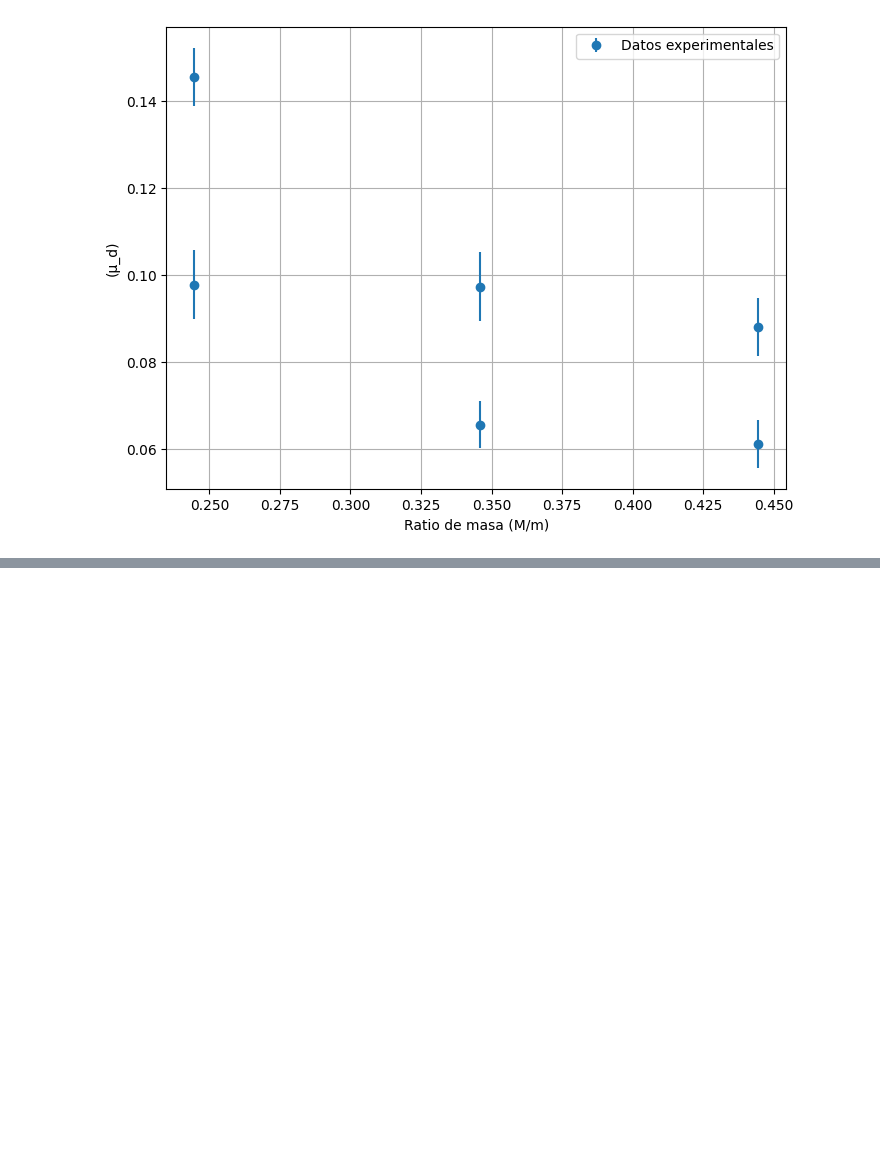
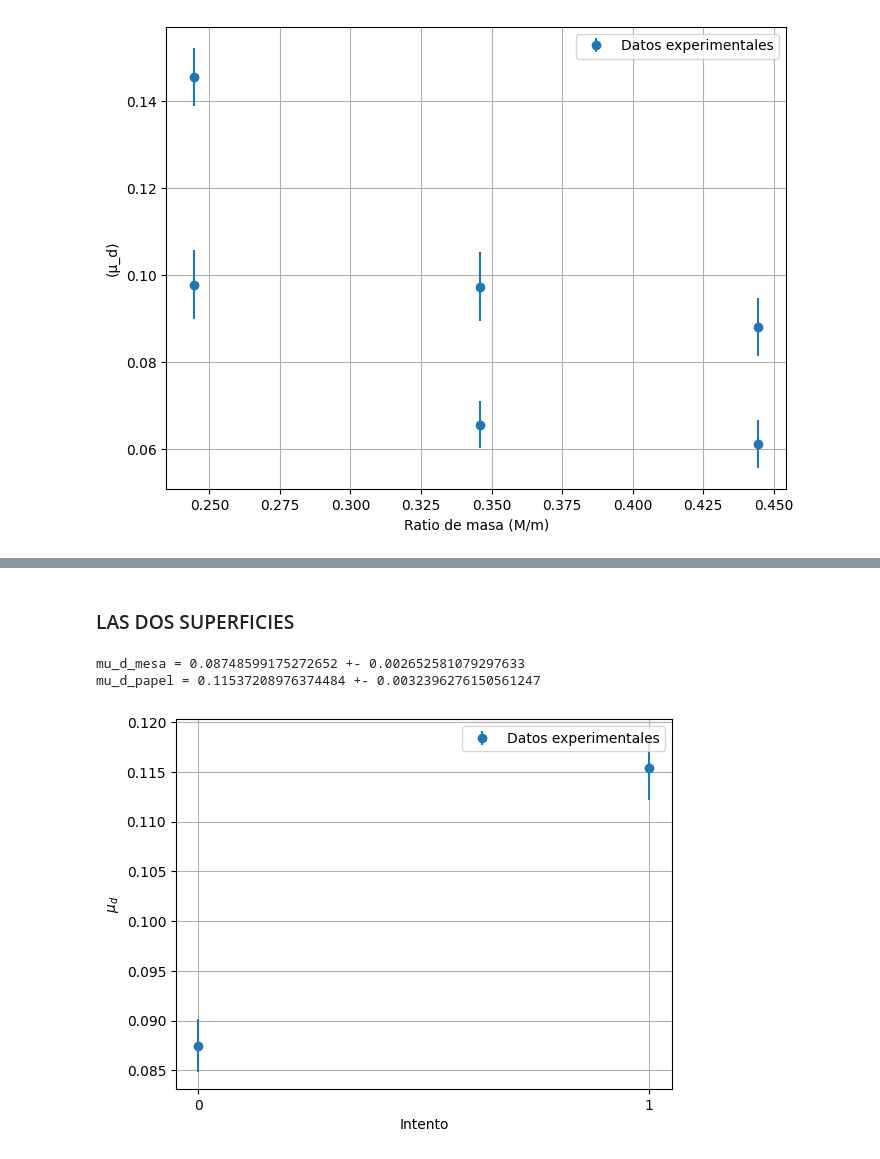
Before and after one commit to FacuVCanale/TP1-FISICA, a Jupyter notebook: mu_d_aproximation.ipynb, the cells around one changed output, grey strips where cells are left out. Drawn from its saved outputs; the diff is of its cells as text; code cells hidden in the pictures; blank space fills up the shorter version.

```diff
--- a/mu_d_aproximation.ipynb
+++ b/mu_d_aproximation.ipynb
@@ -247,0 +332,31 @@ plt.show()
+# %% [markdown]
+### LAS DOS SUPERFICIES
+# %%
+import numpy as np
+
+def mean_with_sigma(mus_d, sigmas_mus_d):
+    # Convert lists to numpy arrays
+    mus_d = np.array(mus_d)
+    sigmas_mus_d = np.array(sigmas_mus_d)
+
+    # For every mu_d, we have its error sigma_mu_d
+    # We can calculate the weighted mean as follows
+    weighted_mean = np.sum(mus_d / sigmas_mus_d**2) / np.sum(1 / sigmas_mus_d**2)
+
+    # The uncertainty in the weighted mean is given by
+    sigma_weighted_mean = 1 / np.sqrt(np.sum(1 / sigmas_mus_d**2))
+
+    return weighted_mean, sigma_weighted_mean
+
+mu_d_mesa, sigma_d_mesa = mean_with_sigma(mus_d_mesa, errors_mu_d_mesa)
+mu_d_papel, sigma_d_papel = mean_with_sigma(mus_d_papel, errors_mu_d_papel)
+
+print(f"mu_d_mesa = {mu_d_mesa} +- {sigma_d_mesa}")
+print(f"mu_d_papel = {mu_d_papel} +- {sigma_d_papel}")
+
+# Plottear los dos juntos
+plot_mus_d_with_error_bar([mu_d_mesa, mu_d_papel], [sigma_d_mesa, sigma_d_papel])
+# %% [output]
+mu_d_mesa = 0.08748599175272652 +- 0.002652581079297633
+mu_d_papel = 0.11537208976374484 +- 0.0032396276150561247
+[figure, added]
```
Also changed, not shown: parts of 5 cells of this notebook, 2 other files.
